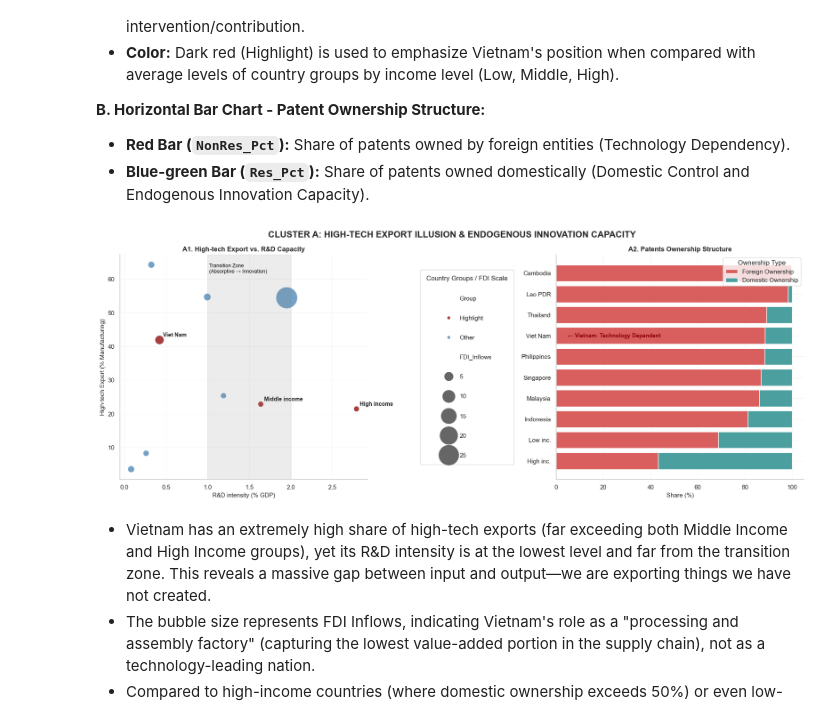
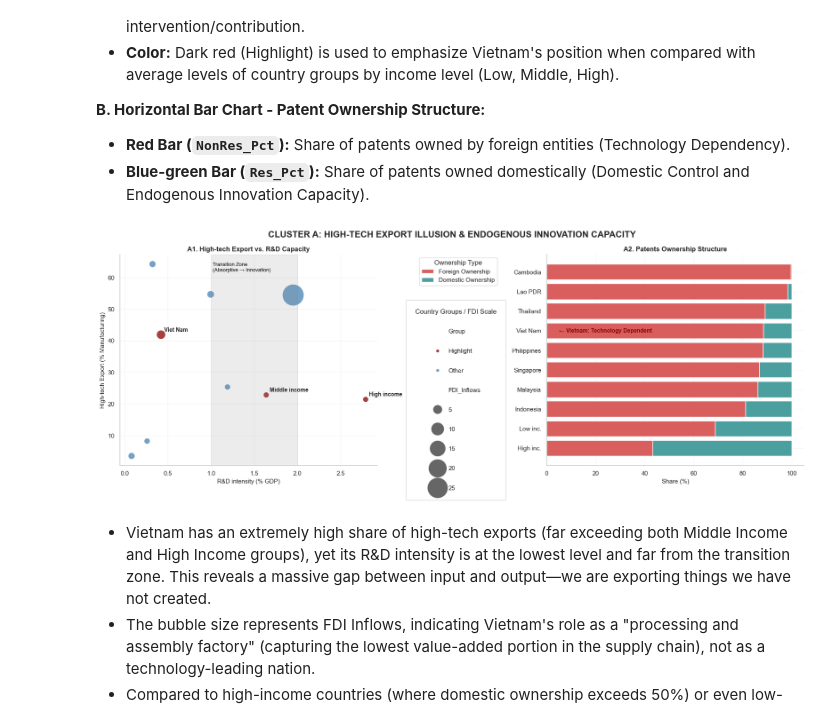
Before and after one commit to thloc1212/DV_LAB2, a Jupyter notebook: merged/merge.ipynb, the cells around one changed output. Saved outputs shown, nothing was run; the diff lists cells and outputs as text; code cells hidden in the pictures.

Commit message:
fix chart q5

```diff
--- a/merged/merge.ipynb
+++ b/merged/merge.ipynb
@@ -2305,11 +2305,11 @@ axes[0].legend(
     labels=labels,
     title='Country Groups / FDI Scale',
     loc='center left',           # Điểm neo ở giữa cạnh trái của hộp legend
-    bbox_to_anchor=(1.2, 0.5),  # Đẩy tọa độ neo ra khỏi cạnh phải của A1 một xíu
+    bbox_to_anchor=(1.25, 0.5),  # Đẩy tọa độ neo ra khỏi cạnh phải của A1 một xíu
     ncol=1,                      # Trả về 1 cột dọc như cũ
     frameon=True,
     labelspacing=2.3,            # Giữ cho bong bóng không đè nhau
-    borderpad=1
+    borderpad=1.8
 )
 
 
@@ -2343,35 +2343,63 @@ axes[1].barh(
     left=df_a2['NonRes_Pct'],
     color='#4c9f9f',
     label='Domestic Ownership'
 )
 
 axes[1].set_title('A2. Patents Ownership Structure', weight='bold')
 axes[1].set_xlabel('Share (%)')
 
 # Highlight Vietnam
 for i, name in enumerate(df_a2['Country Name']):
     if name == 'Viet Nam':
         axes[1].text(
             5, i,
             '← Vietnam: Technology Dependent',
             va='center',
             fontsize=10,
             weight='bold',
             color='darkred'
         )
 
-axes[1].legend(title='Ownership Type', loc='upper right')
+
+handles_a2, labels_a2 = axes[1].get_legend_handles_labels()
+
+# 2. Lấy dữ liệu legend từ biểu đồ A1 (Scatter)
+handles_a1, labels_a1 = axes[0].get_legend_handles_labels()
+
+# 3. Vẽ Legend của A2 (Ownership) trước, neo ở góc trên cùng
+leg_ownership = axes[0].legend(
+    handles=handles_a2,
+    labels=labels_a2,
+    title='Ownership Type',
+    loc='upper left',
+    bbox_to_anchor=(1.15, 1),   # Đặt lơ lửng sát cạnh phải A1, tuốt trên cùng
+    frameon=True
+)
+# LỆNH QUAN TRỌNG: "Chốt" cái legend này lại để không bị legend sau đè mất
+axes[0].add_artist(leg_ownership)
+
+# 4. Vẽ Legend của A1 (FDI Scale) ngay bên dưới cái vừa nãy
+axes[0].legend(
+    handles=handles_a1,
+    labels=labels_a1,
+    title='Country Groups / FDI Scale',
+    loc='upper left',
+    bbox_to_anchor=(1.1, 0.8), # Hạ số 0.75 này xuống thấp hơn nếu 2 hộp legend dính vào nhau
+    frameon=True,
+    labelspacing=2.3,            # Giãn dòng cho bong bóng
+    borderpad=1.5
+)
 
 
 # ===================== FINAL TOUCH =====================
 for ax in axes:
     ax.grid(alpha=0.2)
     ax.spines[['top', 'right']].set_visible(False)
 
 plt.tight_layout()
 plt.show()
 # %% [output]
-[figure, old version]
+[figure, new version]
 # %% [markdown]
 - Vietnam has an extremely high share of high-tech exports (far exceeding both Middle Income and High Income groups), yet its R&D intensity is at the lowest level and far from the transition zone. This reveals a massive gap between input and output—we are exporting things we have not created.
 - The bubble size represents FDI Inflows, indicating Vietnam's role as a "processing and assembly factory" (capturing the lowest value-added portion in the supply chain), not as a technology-leading nation.
```
Also changed, not shown: parts of 1 cell of this notebook.
